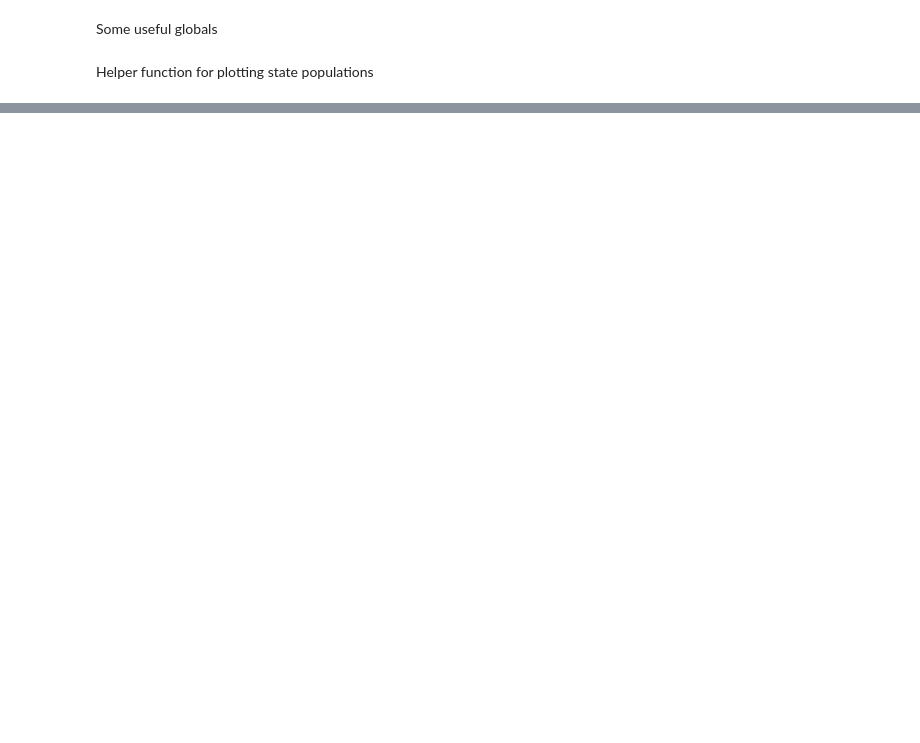
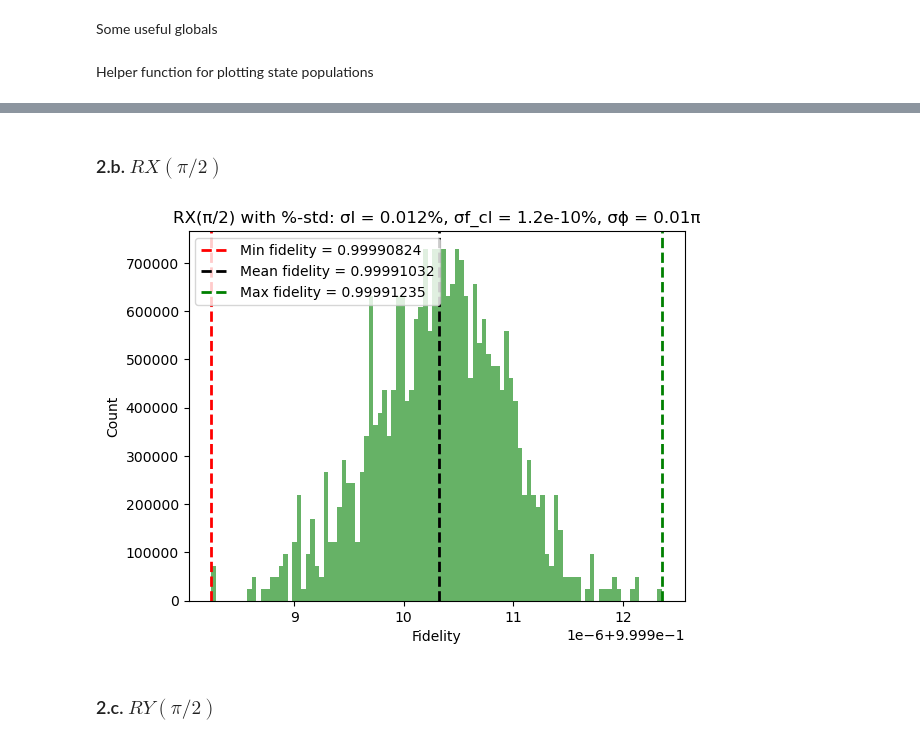
Before and after one commit to SQRLab/IonSim, a Jupyter notebook: noise_sim/noise_sim_example.ipynb, the cells around one changed output, grey strips where cells are left out. Cells and saved outputs as stored; diff of their text form; code cells hidden in the pictures; blank space fills up the shorter version.

```diff
--- a/noise_sim/noise_sim_example.ipynb
+++ b/noise_sim/noise_sim_example.ipynb
@@ -472,0 +276,5 @@ plt.close(fig)
+# %%
+σ_I_bad = 5e2 # W/m^2
+σ_f_cl_bad = 5e2 # Hz
+σ_ν_bad = 1e3 # Hz
+σ_ϕ_bad = 0.01π # rad
@@ -472,0 +319,35 @@ plt.close(fig)
+# %% [markdown]
+### 2.b. $RX(\pi/2)$
+# %%
+Normal_I_bad_SINGLE = Normal(μ_I_SINGLE, σ_I_bad)
+Normal_f_cl_bad_SINGLE = Normal(μ_f_cl_SINGLE, σ_f_cl_bad)
+Normal_ν_bad_SINGLE = Normal(μ_ν_SINGLE, σ_ν_bad)
+Normal_ϕ_bad_RX = Normal(0, σ_ϕ_bad)
+
+fidelities_bad_RX, fidelities_el_bad_RX, entropies_bad_RX = get_single_qubit_gate_noise(gate_type = "RX",
+                                    I_dist = Normal_I_bad_SINGLE, # Normal_I_bad_SINGLE,
+                                    f_cl_dist = Normal_f_cl_bad_SINGLE , # Normal_f_cl_bad_SINGLE,
+                                    ν_dist = Normal_ν_bad_SINGLE, # Normal_ν_bad_SINGLE,
+                                    ϕ_dist = Normal_ϕ_bad_RX, #Normal_ϕ_bad_RX,
+                                    π2_time = π2_TIME_SINGLE,
+                                    B = B_STRENGTH_SINGLE,
+                                    n_shots=N_SHOTS);
+
+writedlm("fidelities_bad_RX.csv",  fidelities_bad_RX, ',')
+writedlm("fidelities_el_bad_RX.csv",  fidelities_el_bad_RX, ',')
+writedlm("entropies_bad_RX.csv",  entropies_bad_RX, ',')
+# %%
+fig = plt.figure()
+plt.hist(fidelities_bad_RX, bins=100, density=true, alpha=0.6, color="g")
+plt.axvline(minimum(fidelities_bad_RX), color="r", linestyle="--", linewidth=2, label="Min fidelity = $(round(minimum(fidelities_bad_RX); digits=8))")
+plt.axvline(mean(fidelities_bad_RX), color="k", linestyle="--", linewidth=2, label="Mean fidelity = $(round(mean(fidelities_bad_RX); digits=8))")
+plt.axvline(maximum(fidelities_bad_RX), color="g", linestyle="--", linewidth=2, label="Max fidelity = $(round(maximum(fidelities_bad_RX); digits=8))")
+plt.xlabel("Fidelity")
+plt.ylabel("Count")
+plt.title("RX(π/2) with %-std: σI = $(round(100*σ_I_bad/μ_I_SINGLE, sigdigits=2))%, σf_cl = $(round(100*σ_f_cl_bad/μ_f_cl_SINGLE, sigdigits=2))%, σϕ = $(σ_ϕ_bad/π)π")
+plt.legend()
+plt.display(fig)
+# %% [output]
+[figure, added]
+# %% [markdown]
+### 2.c. $RY(\pi/2)$
```
Also changed, not shown: parts of 51 cells of this notebook.
